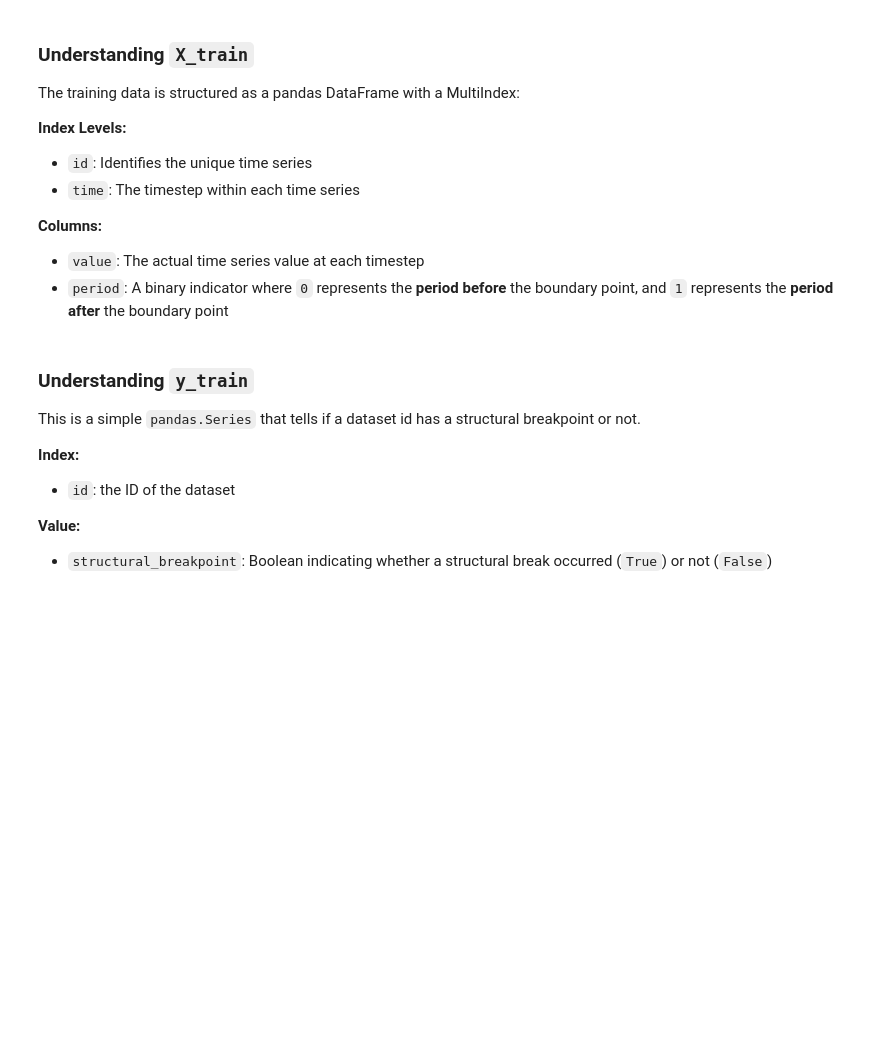
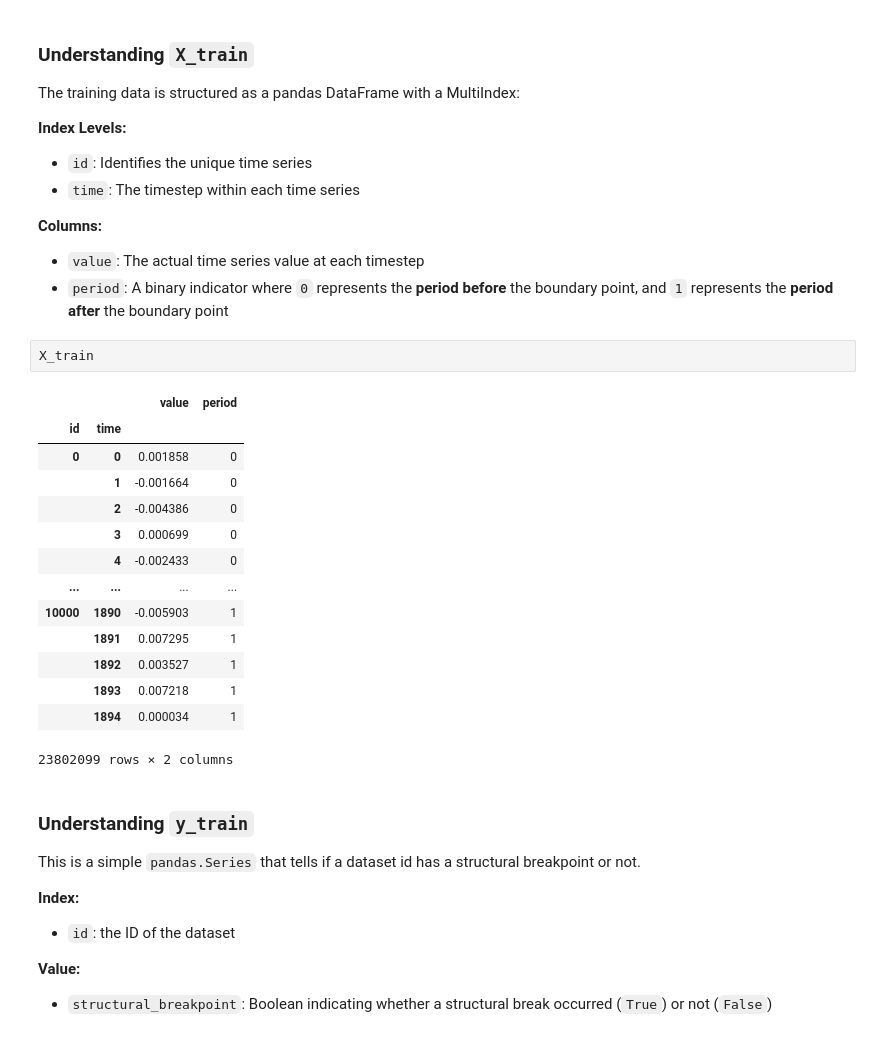
Before and after one commit to ajaykumar2601/adia_awkward_penguin, a Jupyter notebook: competitions/structural-break/quickstarters/baseline/baseline.ipynb, the cells around one changed output. Cells and saved outputs as stored; diff of their text form; blank space fills up the shorter version.

```diff
--- a/competitions/structural-break/quickstarters/baseline/baseline.ipynb
+++ b/competitions/structural-break/quickstarters/baseline/baseline.ipynb
@@ -105,6 +112,23 @@ The training data is structured as a pandas DataFrame with a MultiIndex:
 **Columns:**
 - `value`: The actual time series value at each timestep
 - `period`: A binary indicator where `0` represents the **period before** the boundary point, and `1` represents the **period after** the boundary point
+# %%
+X_train
+# %% [output]
+|  |  | value | period |
+| id | time |  |  |
+| 0 | 0 | 0.001858 | 0 |
+|  | 1 | -0.001664 | 0 |
+|  | 2 | -0.004386 | 0 |
+|  | 3 | 0.000699 | 0 |
+|  | 4 | -0.002433 | 0 |
+| ... | ... | ... | ... |
+| 10000 | 1890 | -0.005903 | 1 |
+|  | 1891 | 0.007295 | 1 |
+|  | 1892 | 0.003527 | 1 |
+|  | 1893 | 0.007218 | 1 |
+|  | 1894 | 0.000034 | 1 |
+23802099 rows × 2 columns
 # %% [markdown]
 ### Understanding `y_train`
 
```
Also changed, not shown: parts of 28 cells of this notebook.
